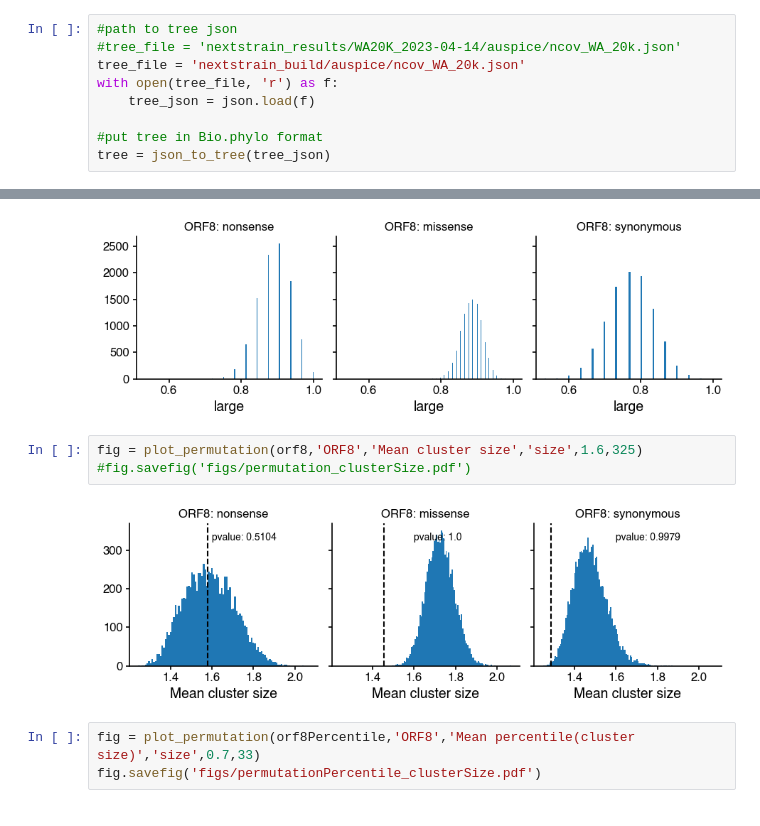
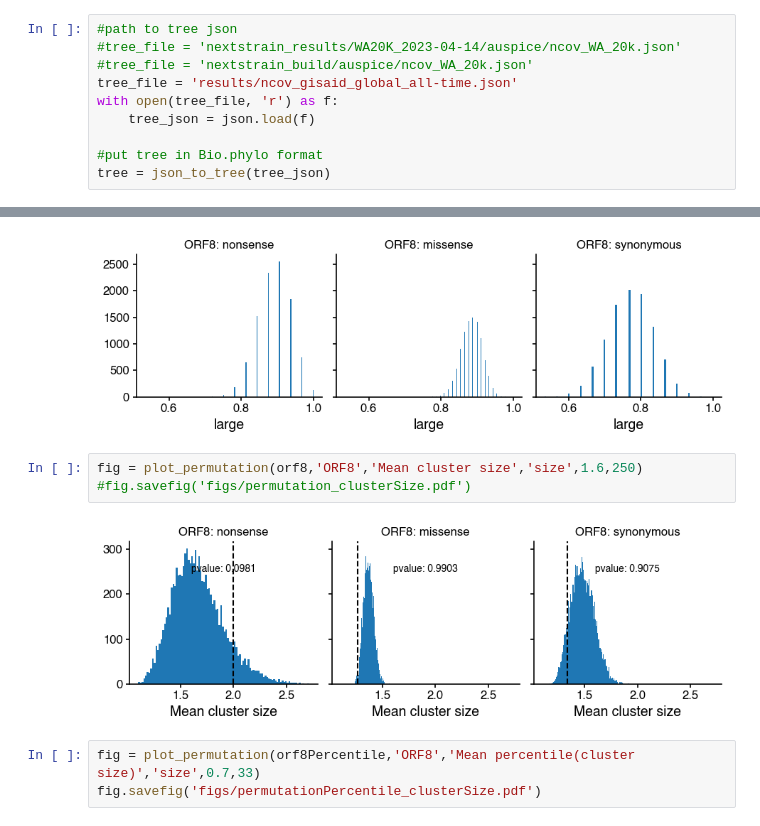
Before and after one commit to blab/ncov-orf8, a Jupyter notebook: notebooks/CompareClusters.ipynb, the cells around one changed output, grey strips where cells are left out. Cells and saved outputs as stored; diff of their text form.

```diff
--- a/notebooks/CompareClusters.ipynb
+++ b/notebooks/CompareClusters.ipynb
@@ -37,7 +37,8 @@ mpl.rcParams['legend.title_fontsize']=14
 # %%
 #path to tree json
 #tree_file = 'nextstrain_results/WA20K_2023-04-14/auspice/ncov_WA_20k.json'
-tree_file = 'nextstrain_build/auspice/ncov_WA_20k.json'
+#tree_file = 'nextstrain_build/auspice/ncov_WA_20k.json'
+tree_file = 'results/ncov_gisaid_global_all-time.json'
 with open(tree_file, 'r') as f:
     tree_json = json.load(f)
 
@@ -409,10 +560,10 @@ fig = plot_permutation_kinda(orf8,'ORF8','large','size',15,1000)
 # %% [output]
 [figure]
 # %%
-fig = plot_permutation(orf8,'ORF8','Mean cluster size','size',1.6,325)
+fig = plot_permutation(orf8,'ORF8','Mean cluster size','size',1.6,250)
 #fig.savefig('figs/permutation_clusterSize.pdf')
 # %% [output]
-[figure, old version]
+[figure, new version]
 # %%
 fig = plot_permutation(orf8Percentile,'ORF8','Mean percentile(cluster size)','size',0.7,33)
 fig.savefig('figs/permutationPercentile_clusterSize.pdf')
```
Also changed, not shown: parts of 15 cells of this notebook, 6 other files.
